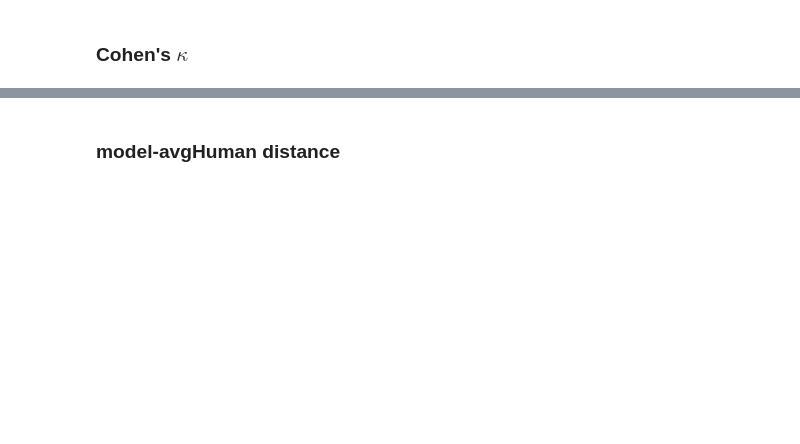
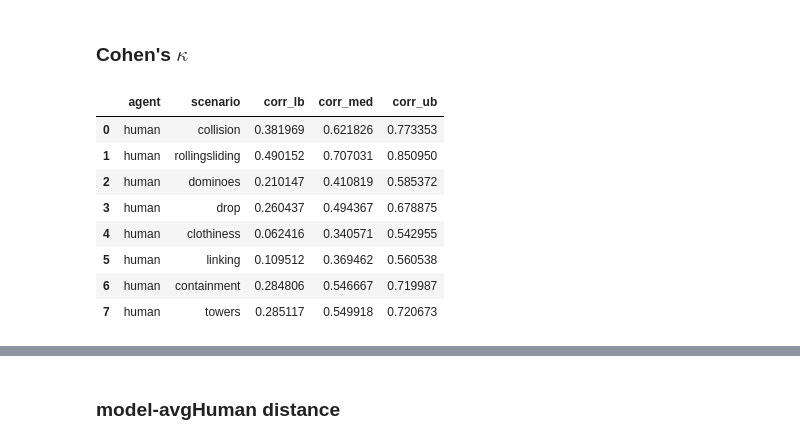
Before and after one commit to cogtoolslab/physics-benchmarking-neurips2021, a Jupyter notebook: analysis/paper_plots.ipynb, the cells around one changed output, grey strips where cells are left out. Saved outputs shown, nothing was run; the diff lists cells and outputs as text; code cells hidden in the pictures; blank space fills up the shorter version.

```diff
--- a/analysis/paper_plots.ipynb
+++ b/analysis/paper_plots.ipynb
@@ -283,5 +314,17 @@ axis.set_ybound((0.3,1))
 # %% [markdown]
 ### Cohen's $\kappa$
+# %%
+ACK
+# %% [output]
+|  | agent | scenario | corr_lb | corr_med | corr_ub |
+| 0 | human | collision | 0.381969 | 0.621826 | 0.773353 |
+| 1 | human | rollingsliding | 0.490152 | 0.707031 | 0.850950 |
+| 2 | human | dominoes | 0.210147 | 0.410819 | 0.585372 |
+| 3 | human | drop | 0.260437 | 0.494367 | 0.678875 |
+| 4 | human | clothiness | 0.062416 | 0.340571 | 0.542955 |
+| 5 | human | linking | 0.109512 | 0.369462 | 0.560538 |
+| 6 | human | containment | 0.284806 | 0.546667 | 0.719987 |
+| 7 | human | towers | 0.285117 | 0.549918 | 0.720673 |
 # %%
 fig, axis = plt.subplots(figsize=(10,6))
 
```
Also changed, not shown: parts of 8 cells of this notebook.
